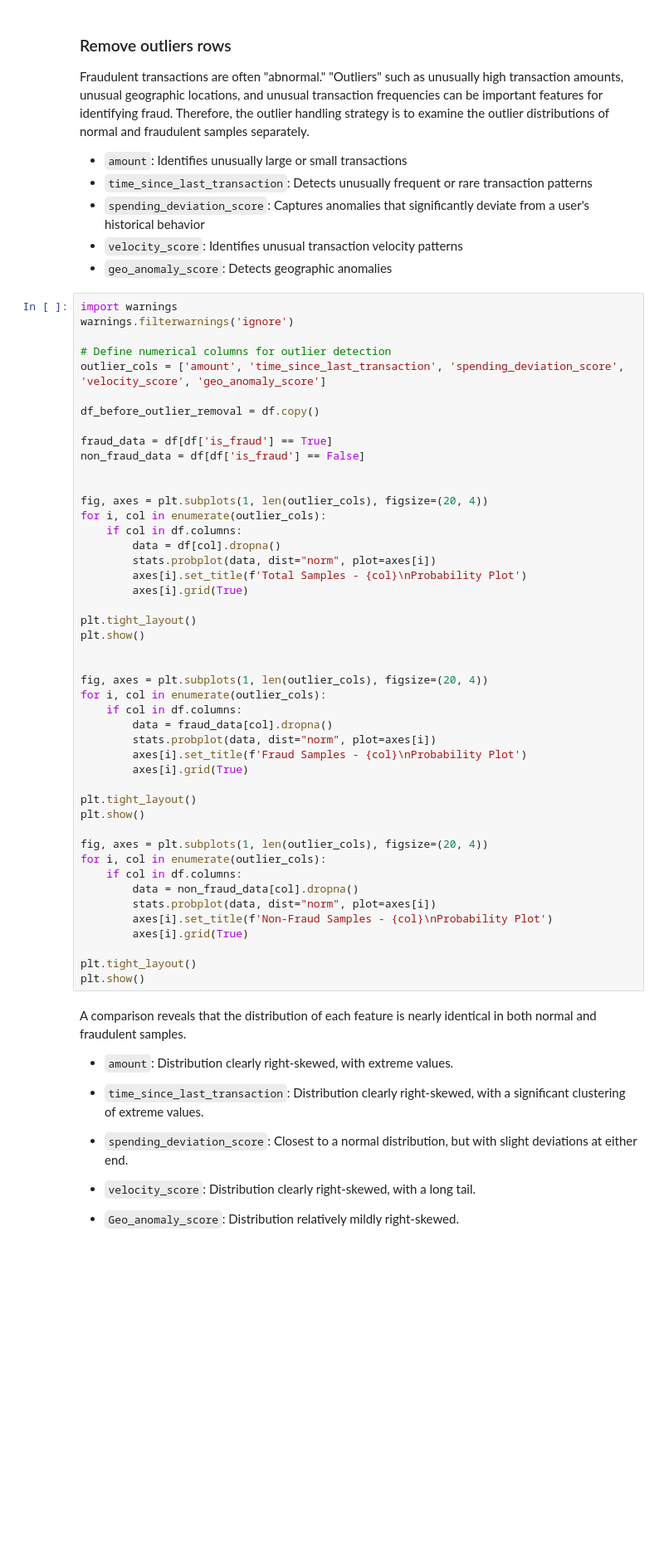
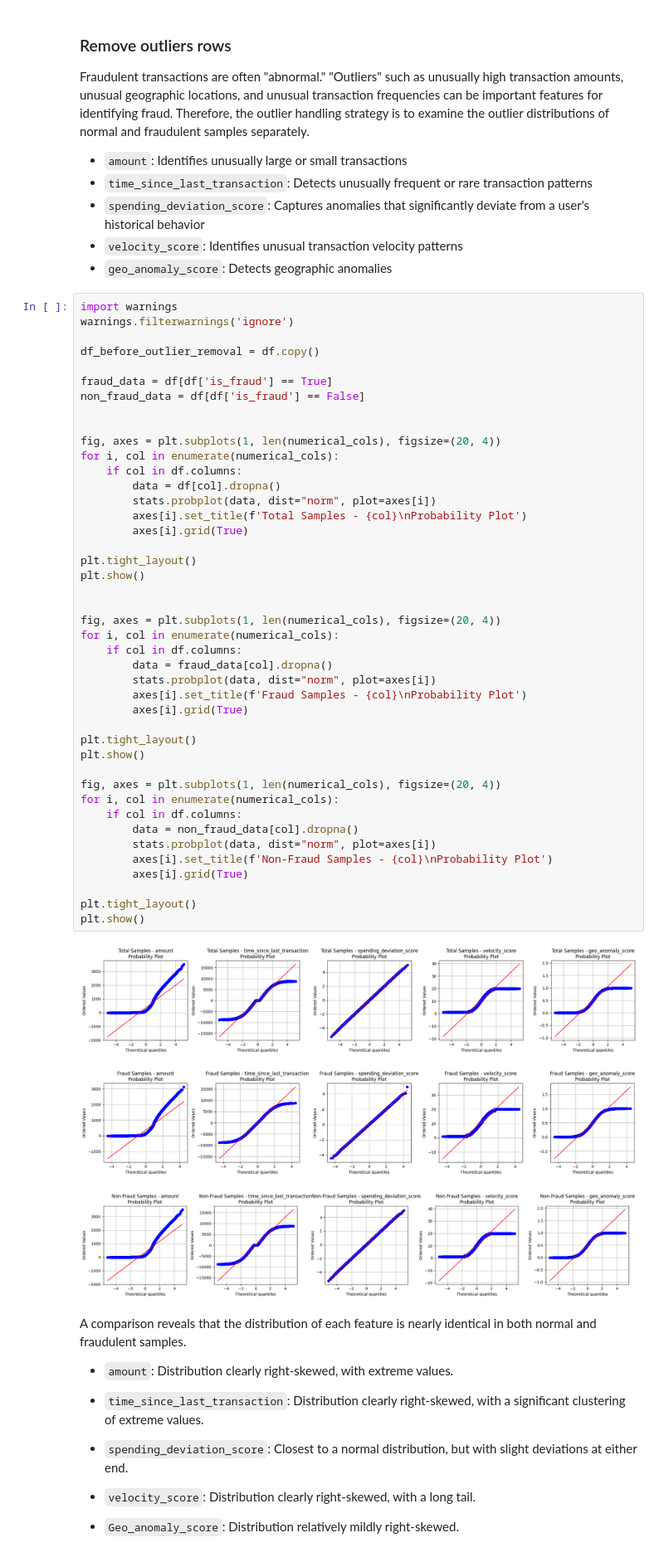
Before and after one commit to Jiajun-Liu-1159501/COMP647-1159501, a Jupyter notebook: data_processing.ipynb, the cells around one changed output. Shown at 83% size. Saved outputs shown, nothing was run; the diff lists cells and outputs as text; blank space fills up the shorter version.

```diff
--- a/data_processing.ipynb
+++ b/data_processing.ipynb
@@ -106,9 +181,6 @@ Therefore, the outlier handling strategy is to examine the outlier distributions
 # %%
 import warnings
 warnings.filterwarnings('ignore')
-
-# Define numerical columns for outlier detection
-outlier_cols = ['amount', 'time_since_last_transaction', 'spending_deviation_score', 'velocity_score', 'geo_anomaly_score']
 
 df_before_outlier_removal = df.copy()
 
@@ -116,39 +188,43 @@ fraud_data = df[df['is_fraud'] == True]
 non_fraud_data = df[df['is_fraud'] == False]
 
 
-fig, axes = plt.subplots(1, len(outlier_cols), figsize=(20, 4))
-for i, col in enumerate(outlier_cols):
+fig, axes = plt.subplots(1, len(numerical_cols), figsize=(20, 4))
+for i, col in enumerate(numerical_cols):
     if col in df.columns:
         data = df[col].dropna()
         stats.probplot(data, dist="norm", plot=axes[i])
         axes[i].set_title(f'Total Samples - {col}\nProbability Plot')
         axes[i].grid(True)
 
 plt.tight_layout()
 plt.show()
 
 
-fig, axes = plt.subplots(1, len(outlier_cols), figsize=(20, 4))
-for i, col in enumerate(outlier_cols):
+fig, axes = plt.subplots(1, len(numerical_cols), figsize=(20, 4))
+for i, col in enumerate(numerical_cols):
     if col in df.columns:
         data = fraud_data[col].dropna()
         stats.probplot(data, dist="norm", plot=axes[i])
         axes[i].set_title(f'Fraud Samples - {col}\nProbability Plot')
         axes[i].grid(True)
 
 plt.tight_layout()
 plt.show()
 
-fig, axes = plt.subplots(1, len(outlier_cols), figsize=(20, 4))
-for i, col in enumerate(outlier_cols):
+fig, axes = plt.subplots(1, len(numerical_cols), figsize=(20, 4))
+for i, col in enumerate(numerical_cols):
     if col in df.columns:
         data = non_fraud_data[col].dropna()
         stats.probplot(data, dist="norm", plot=axes[i])
         axes[i].set_title(f'Non-Fraud Samples - {col}\nProbability Plot')
         axes[i].grid(True)
 
 plt.tight_layout()
 plt.show()
+# %% [output]
+[figure, added]
+[figure, added]
+[figure, added]
 # %% [markdown]
 A comparison reveals that the distribution of each feature is nearly identical in both normal and fraudulent samples.
 
```
Also changed, not shown: parts of 10 cells of this notebook.
